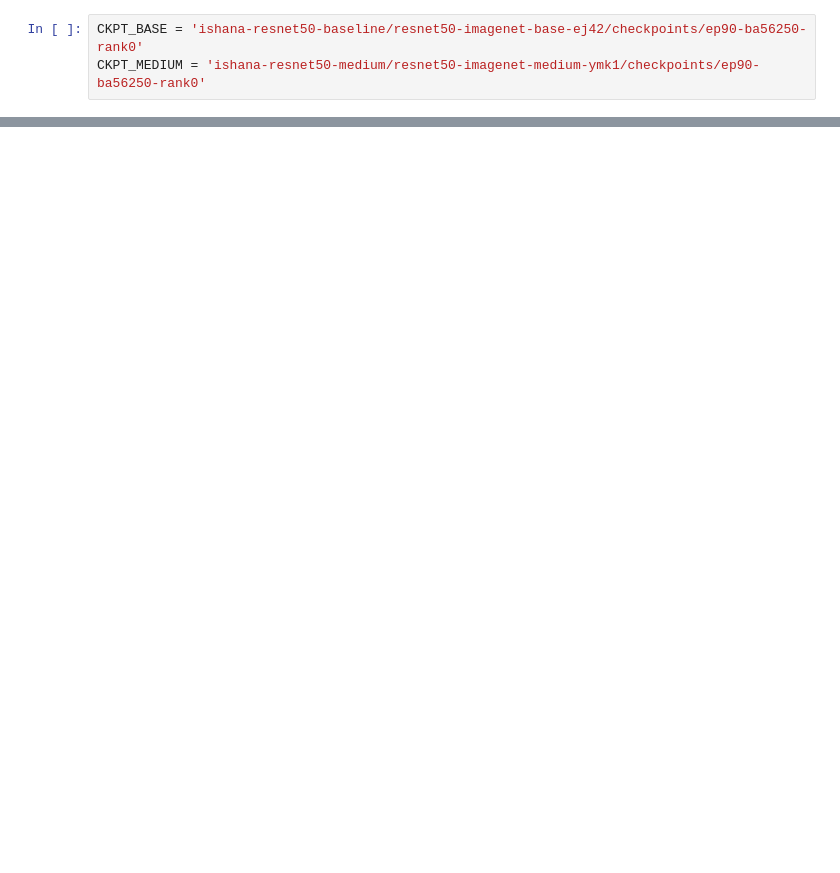
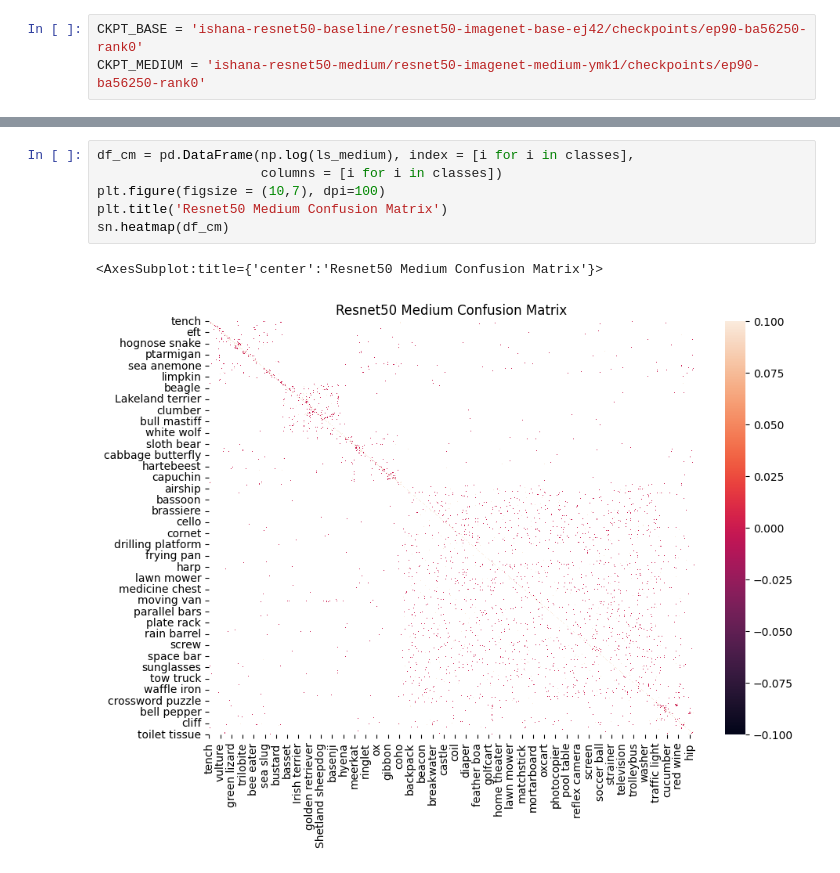
Before and after one commit to ishanashastri/composer, a Jupyter notebook: bias_fairness.ipynb, the cells around one changed output, grey strips where cells are left out. Drawn from its saved outputs; the diff is of its cells as text; blank space fills up the shorter version.

```diff
--- a/bias_fairness.ipynb
+++ b/bias_fairness.ipynb
@@ -293,0 +251,9 @@ sn.heatmap(df_cm, annot=True)
+# %%
+df_cm = pd.DataFrame(np.log(ls_medium), index = [i for i in classes],
+                     columns = [i for i in classes])
+plt.figure(figsize = (10,7), dpi=100)
+plt.title('Resnet50 Medium Confusion Matrix')
+sn.heatmap(df_cm)
+# %% [output]
+<AxesSubplot:title={'center':'Resnet50 Medium Confusion Matrix'}>
+[figure, added]
```
Also changed, not shown: parts of 15 cells of this notebook, 15 other files.
